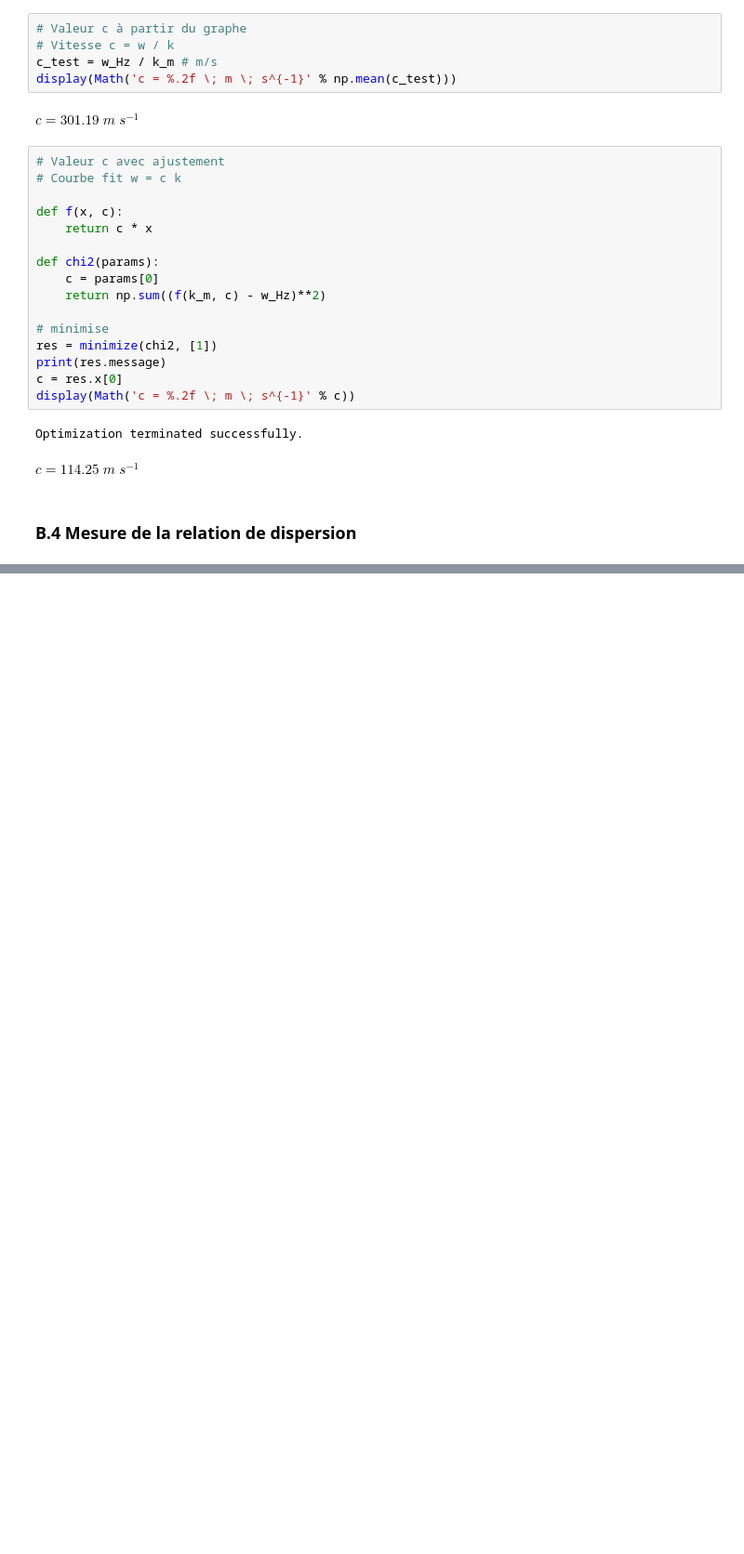
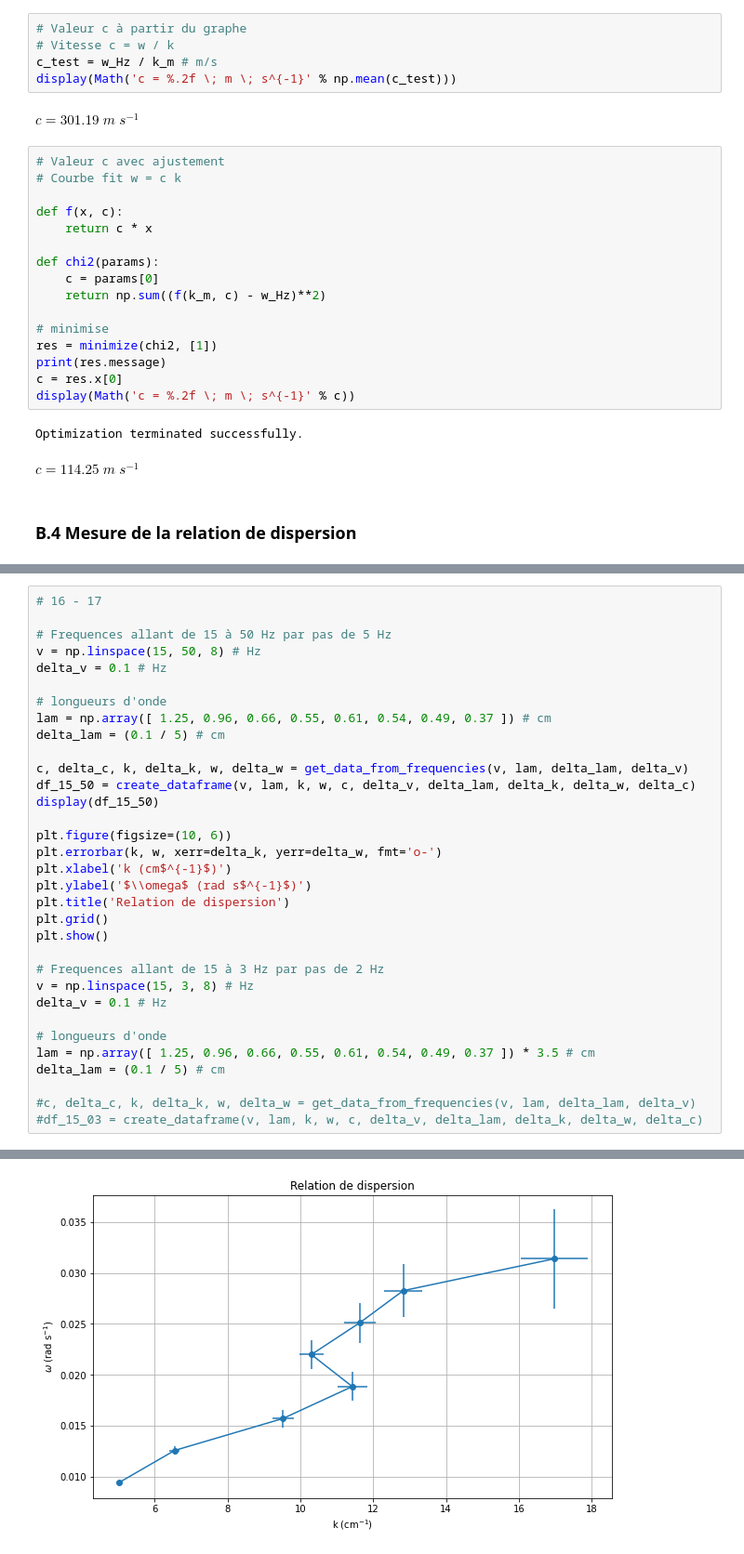
Before and after one commit to kmiloarguello/kmiloarguello.github.io, a Jupyter notebook: phyca/content/LU2PY121/TPS/TP4/TP4.ipynb, the cells around one changed output, grey strips where cells are left out. Shown at 93% size. Drawn from its saved outputs; the diff is of its cells as text; blank space fills up the shorter version.

```diff
--- a/phyca/content/LU2PY121/TPS/TP4/TP4.ipynb
+++ b/phyca/content/LU2PY121/TPS/TP4/TP4.ipynb
@@ -171,0 +198,34 @@ plt.show()
+# %%
+# 16 - 17
+
+# Frequences allant de 15 à 50 Hz par pas de 5 Hz
+v = np.linspace(15, 50, 8) # Hz
+delta_v = 0.1 # Hz
+
+# longueurs d'onde
+lam = np.array([ 1.25, 0.96, 0.66, 0.55, 0.61, 0.54, 0.49, 0.37 ]) # cm
+delta_lam = (0.1 / 5) # cm
+
+c, delta_c, k, delta_k, w, delta_w = get_data_from_frequencies(v, lam, delta_lam, delta_v)
+df_15_50 = create_dataframe(v, lam, k, w, c, delta_v, delta_lam, delta_k, delta_w, delta_c)
+display(df_15_50)
+
+plt.figure(figsize=(10, 6))
+plt.errorbar(k, w, xerr=delta_k, yerr=delta_w, fmt='o-')
+plt.xlabel('k (cm$^{-1}$)')
+plt.ylabel('$\\omega$ (rad s$^{-1}$)')
+plt.title('Relation de dispersion')
+plt.grid()
+plt.show()
+
+# Frequences allant de 15 à 3 Hz par pas de 2 Hz
+v = np.linspace(15, 3, 8) # Hz
+delta_v = 0.1 # Hz
+
+# longueurs d'onde
+lam = np.array([ 1.25, 0.96, 0.66, 0.55, 0.61, 0.54, 0.49, 0.37 ]) * 3.5 # cm
+delta_lam = (0.1 / 5) # cm
+
+#c, delta_c, k, delta_k, w, delta_w = get_data_from_frequencies(v, lam, delta_lam, delta_v)
+#df_15_03 = create_dataframe(v, lam, k, w, c, delta_v, delta_lam, delta_k, delta_w, delta_c)
+# %% [output]
@@ -171,0 +241 @@ plt.show()
+[figure, added]
```
Also changed, not shown: parts of 9 cells of this notebook.
